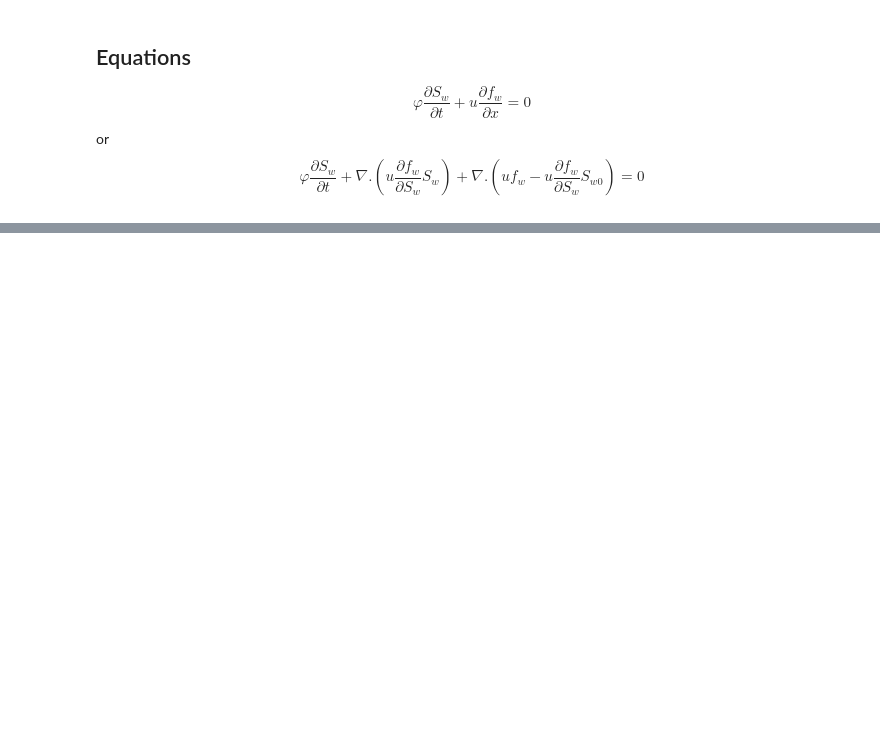
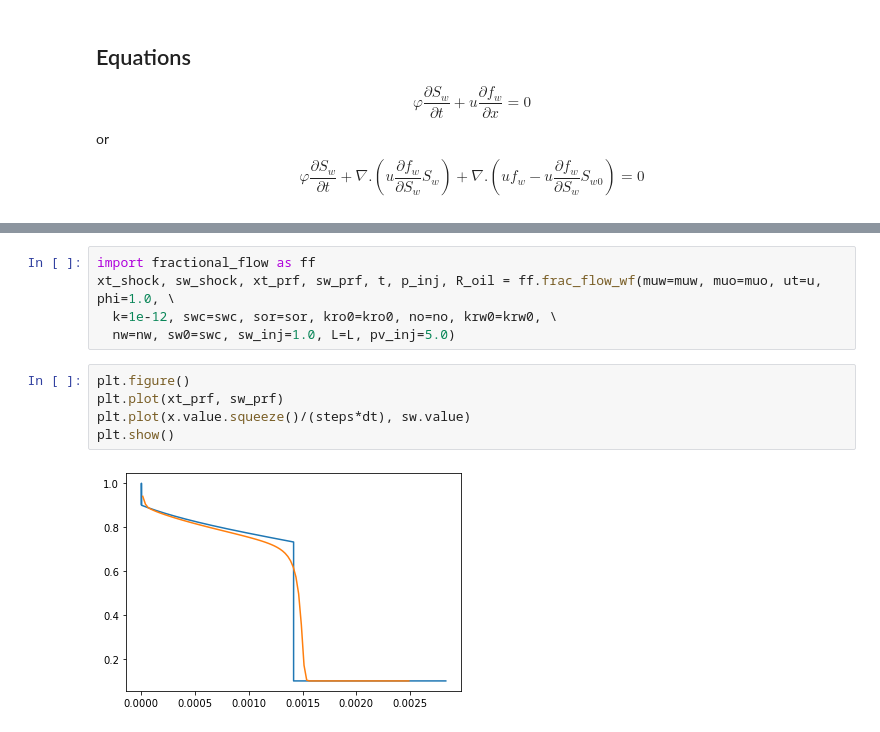
Before and after one commit to simulkade/peteng, a Jupyter notebook: python/BL_1D_fipy_incorrect.ipynb, the cells around one changed output, grey strips where cells are left out. Drawn from its saved outputs; the diff is of its cells as text; blank space fills up the shorter version.

```diff
--- a/python/BL_1D_fipy_incorrect.ipynb
+++ b/python/BL_1D_fipy_incorrect.ipynb
@@ -150,0 +154,12 @@ viewer.plot()
+# %%
+import fractional_flow as ff
+xt_shock, sw_shock, xt_prf, sw_prf, t, p_inj, R_oil = ff.frac_flow_wf(muw=muw, muo=muo, ut=u, phi=1.0, \
+  k=1e-12, swc=swc, sor=sor, kro0=kro0, no=no, krw0=krw0, \
+  nw=nw, sw0=swc, sw_inj=1.0, L=L, pv_inj=5.0)
+# %%
+plt.figure()
+plt.plot(xt_prf, sw_prf)
+plt.plot(x.value.squeeze()/(steps*dt), sw.value)
+plt.show()
+# %% [output]
+[figure, added]
```
Also changed, not shown: parts of 4 cells of this notebook.
